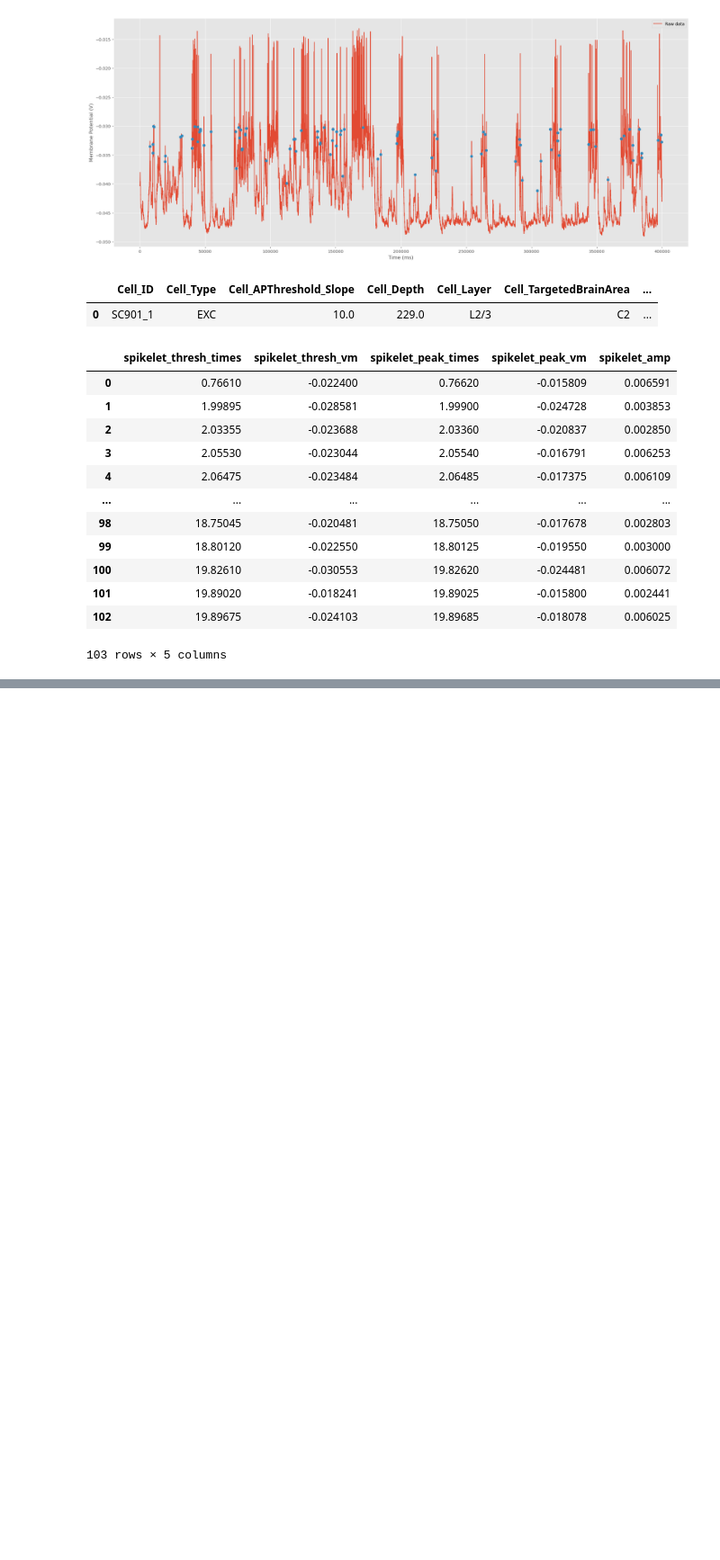
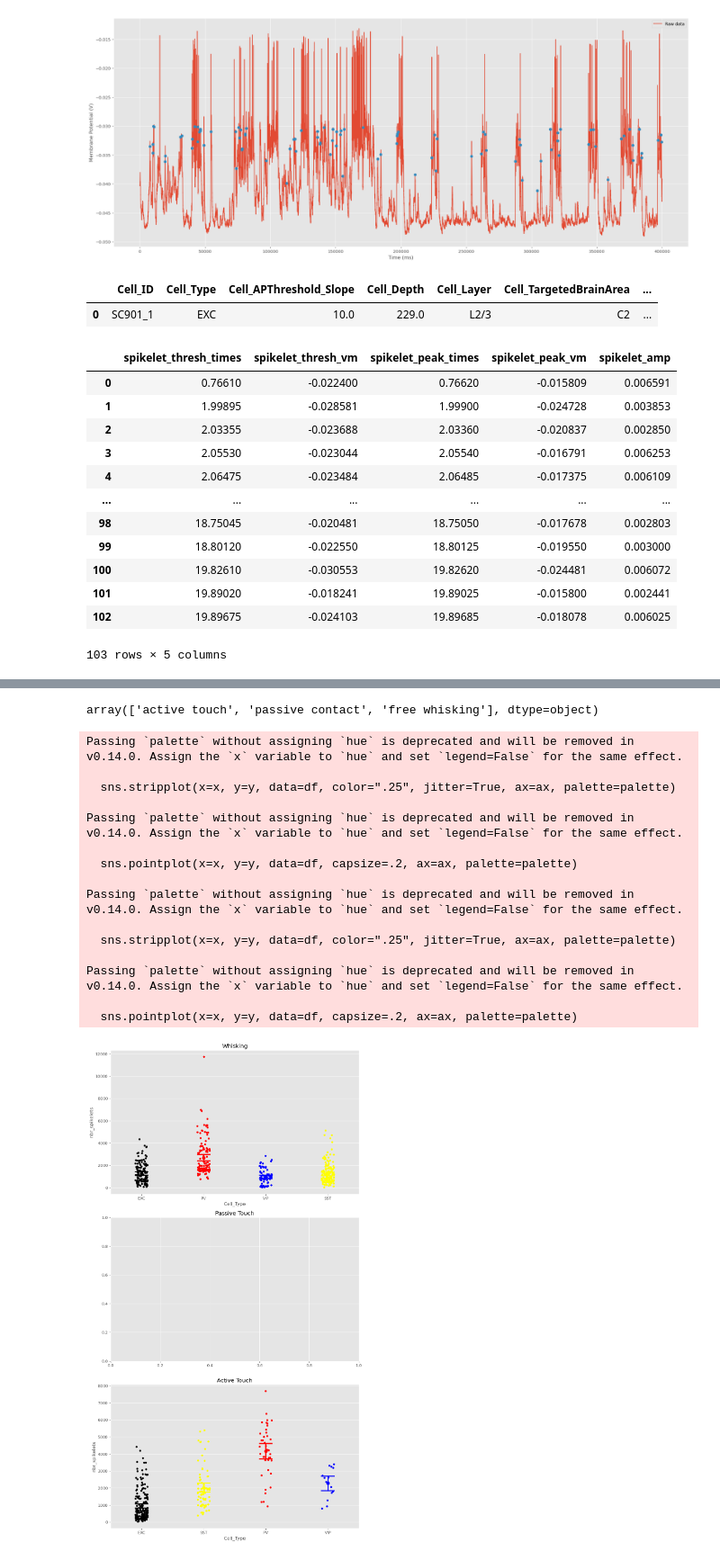
Before and after one commit to maxcaa/neuro_circuit, a Jupyter notebook: Cleardoc.ipynb, the cells around one changed output, grey strips where cells are left out. Shown at 90% size. Drawn from its saved outputs; the diff is of its cells as text; code cells hidden in the pictures; blank space fills up the shorter version.

Commit message:
prep df pour plots

```diff
--- a/Cleardoc.ipynb
+++ b/Cleardoc.ipynb
@@ -28,12 +28,8 @@ from helpers import *
 from utils import remove_top_right_frame, jitter_scatterplot
 from function import *
 # %%
-main_dir =  r"C:\Users\user\Desktop\EPFL\MA1\projet_cellular\neuro_circuit"
-#main_dir = r"C:/Users/maxca/Documents/EPFL/Computational_neuro/BIO482_MiniProject_2023_Python"
-print('Main working directory:', main_dir)
-figure_path = os.path.join(main_dir, 'Figures')
-os.makedirs(figure_path, exist_ok=True)
-data_path = os.path.join(main_dir, 'Data') #if your folder is organized differently, just specify the full path to the .mat file
+#main_dir =  r"C:\Users\user\Desktop\EPFL\MA1\projet_cellular\neuro_circuit"
+main_dir = r"C:/Users/maxca/Documents/EPFL/Computational_neuro/Project/neuro_circuit"
 
-fname = 'data_bio482-002.plk'
-data_df = pd.read_pickle(os.path.join(data_path, fname))
+fname = '/data_bio482.pkl'
+data_df = pd.read_pickle(main_dir + fname)
@@ -124,0 +109,4 @@ spikelet_summary_df.describe()
+# %%
+#we want to combine the spikelet data with the cell data
+merged_df = data_df.merge(spikelet_summary_df, left_index=True, right_index=True)
+display(merged_df.head(5))
@@ -124,0 +121,39 @@ spikelet_summary_df.describe()
+# %%
+display(merged_df.Sweep_Type.unique())
+
+active_touch_df = merged_df[merged_df['Sweep_Type']=='active touch']
+passive_touch_df = merged_df[merged_df['Sweep_Type']=='passive touch']
+whisking_df = merged_df[merged_df['Sweep_Type']=='free whisking']
+# %% [output]
+array(['active touch', 'passive contact', 'free whisking'], dtype=object)
+# %%
+palette = {'EXC': 'black', 'PV': 'red', 'VIP': 'blue', 'SST': 'yellow'}
+
+# Create the subplots
+fig, axes = plt.subplots(3, 1, figsize=(10, 18))
+
+# Create the plots
+for ax, df, title in zip(axes, [whisking_df, passive_touch_df, active_touch_df], ['Whisking', 'Passive Touch', 'Active Touch']):
+    sns.stripplot(x=x, y=y, data=df, color=".25", jitter=True, ax=ax, palette=palette)
+    sns.pointplot(x=x, y=y, data=df, capsize=.2, ax=ax, palette=palette)
+    ax.set_title(title)
+
+plt.tight_layout()
+plt.show()
+# %% [output]
+Passing `palette` without assigning `hue` is deprecated and will be removed in v0.14.0. Assign the `x` variable to `hue` and set `legend=False` for the same effect.
+
+  sns.stripplot(x=x, y=y, data=df, color=".25", jitter=True, ax=ax, palette=palette)
+
+Passing `palette` without assigning `hue` is deprecated and will be removed in v0.14.0. Assign the `x` variable to `hue` and set `legend=False` for the same effect.
+
+  sns.pointplot(x=x, y=y, data=df, capsize=.2, ax=ax, palette=palette)
+
+Passing `palette` without assigning `hue` is deprecated and will be removed in v0.14.0. Assign the `x` variable to `hue` and set `legend=False` for the same effect.
+
+  sns.stripplot(x=x, y=y, data=df, color=".25", jitter=True, ax=ax, palette=palette)
+
+Passing `palette` without assigning `hue` is deprecated and will be removed in v0.14.0. Assign the `x` variable to `hue` and set `legend=False` for the same effect.
+
+  sns.pointplot(x=x, y=y, data=df, capsize=.2, ax=ax, palette=palette)
+[figure, added]
```
Also changed, not shown: parts of 9 cells of this notebook.
